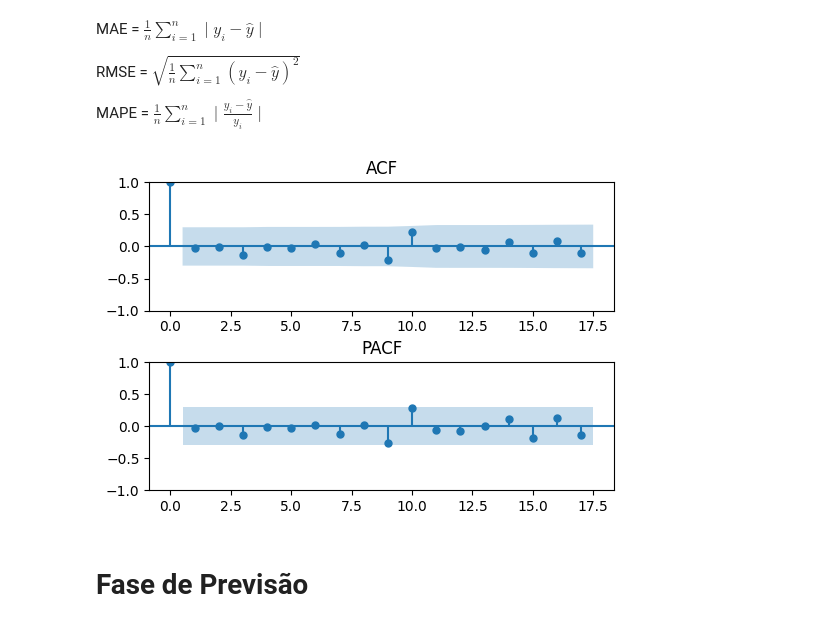
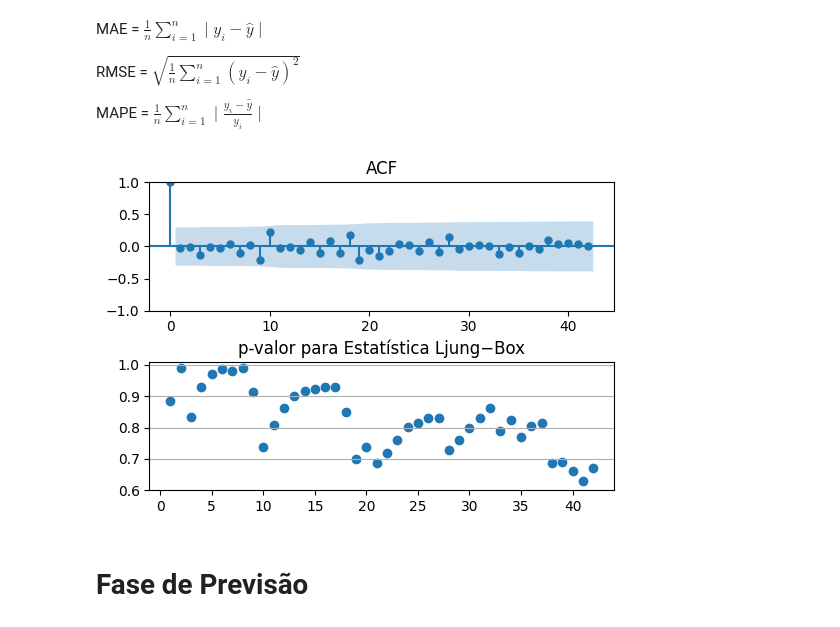
Before and after one commit to MarcioB1999/Prev_For_ULS, a Jupyter notebook: Modelos_previsao/Sarima_previsoes.ipynb, the cells around one changed output. Drawn from its saved outputs; the diff is of its cells as text; code cells hidden in the pictures.

```diff
--- a/Modelos_previsao/Sarima_previsoes.ipynb
+++ b/Modelos_previsao/Sarima_previsoes.ipynb
@@ -169,24 +169,31 @@ MAE = $\frac{1}{n}\sum_{i=1}^{n}\mid y_{i}-\hat{y}\mid$
 RMSE = $\sqrt{\frac{1}{n}\sum_{i=1}^{n}\left(y_{i}-\hat{y}\right)^{2}}$
 
 MAPE = $\frac{1}{n}\sum_{i=1}^{n}\mid \frac{y_{i}-\hat{y}}{y_{i}}\mid$
+# %%
+from statsmodels.stats.diagnostic import acorr_ljungbox
+jlung = acorr_ljungbox(residuos,lags=42)
 # %%
 from statsmodels.graphics.tsaplots import plot_acf,plot_pacf
 
 fig=plt.figure(figsize=(6,4))
 plt.subplots_adjust(wspace=0, hspace=0.4)
 
 
 ax=fig.add_subplot(2,1,1)
-plot_acf(residuos,title='ACF',alpha=.05,ax=ax)
+plot_acf(residuos,title='ACF',lags=42,alpha=.05,ax=ax)
 
 ax=fig.add_subplot(2,1,2)
-plot_pacf(residuos,title='PACF',ax=ax)
+plt.title('p-valor para Estatística Ljung−Box')
+plt.scatter(range(1,43),jlung[jlung.columns[1]],marker='o')
+plt.xticks([5*i for i in range(9)])
+plt.yticks([0.6,0.7,0.8,0.9,1])
+plt.grid(axis='y')
 
-plt.savefig('C:/Users/marcio/Documents/Prev_For_ULS/Resultados/img/Residuo_ACF_PACF_sar.png', bbox_inches='tight',pad_inches = 0.1,format='png')
+plt.savefig('C:/Users/marcio/Documents/Prev_For_ULS/Resultados/img/Residuo_ACF_Ljung_Box_sar.png', bbox_inches='tight',pad_inches = 0.1,format='png')
 
 plt.show()
 # %% [output]
-[figure, old version]
+[figure, new version]
 # %% [markdown]
 # Fase de Previsão
 # %%
```
Also changed, not shown: parts of 3 cells of this notebook, 48 other files.
